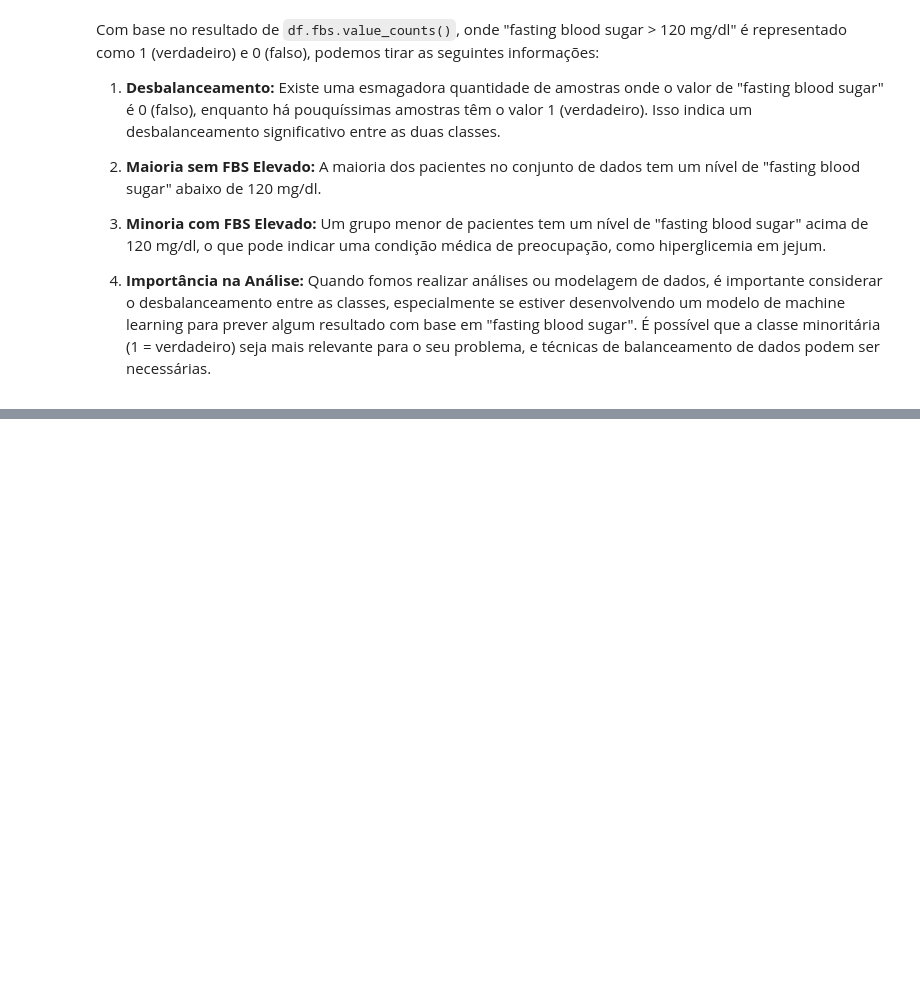
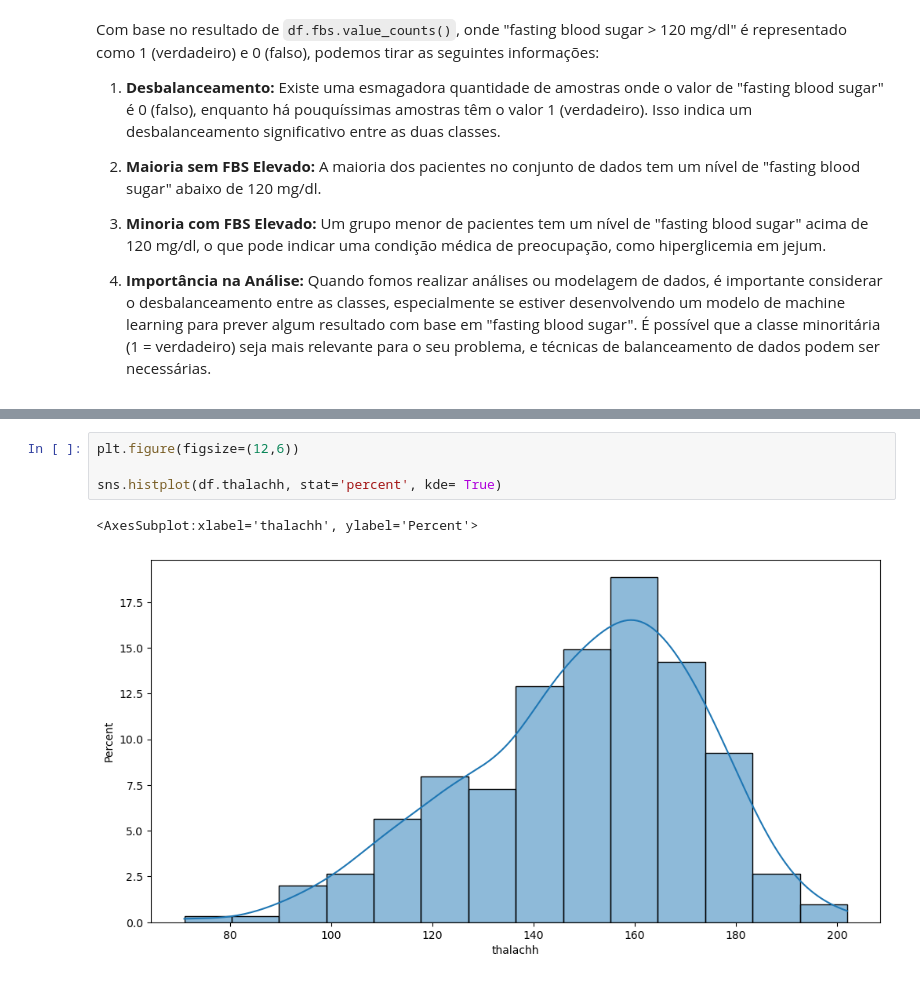
Before and after one commit to opablodantas/Predicting-Heart-Attack-Risk, a Jupyter notebook: Análise_Heart_Attack.ipynb, the cells around one changed output, grey strips where cells are left out. Saved outputs shown, nothing was run; the diff lists cells and outputs as text; blank space fills up the shorter version.

```diff
--- a/Análise_Heart_Attack.ipynb
+++ b/Análise_Heart_Attack.ipynb
@@ -489,0 +515,7 @@ Name: restecg, dtype: int64
+# %%
+plt.figure(figsize=(12,6))
+
+sns.histplot(df.thalachh, stat='percent', kde= True)
+# %% [output]
+<AxesSubplot:xlabel='thalachh', ylabel='Percent'>
+[figure, added]
```
Also changed, not shown: parts of 13 cells of this notebook.
